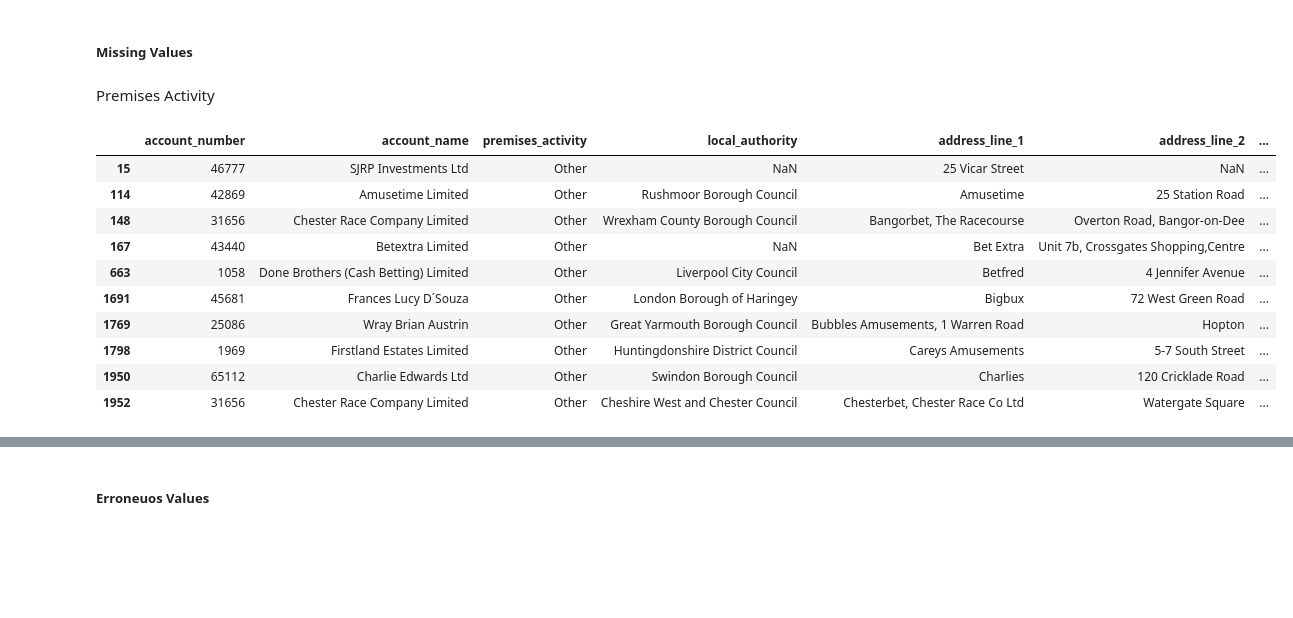
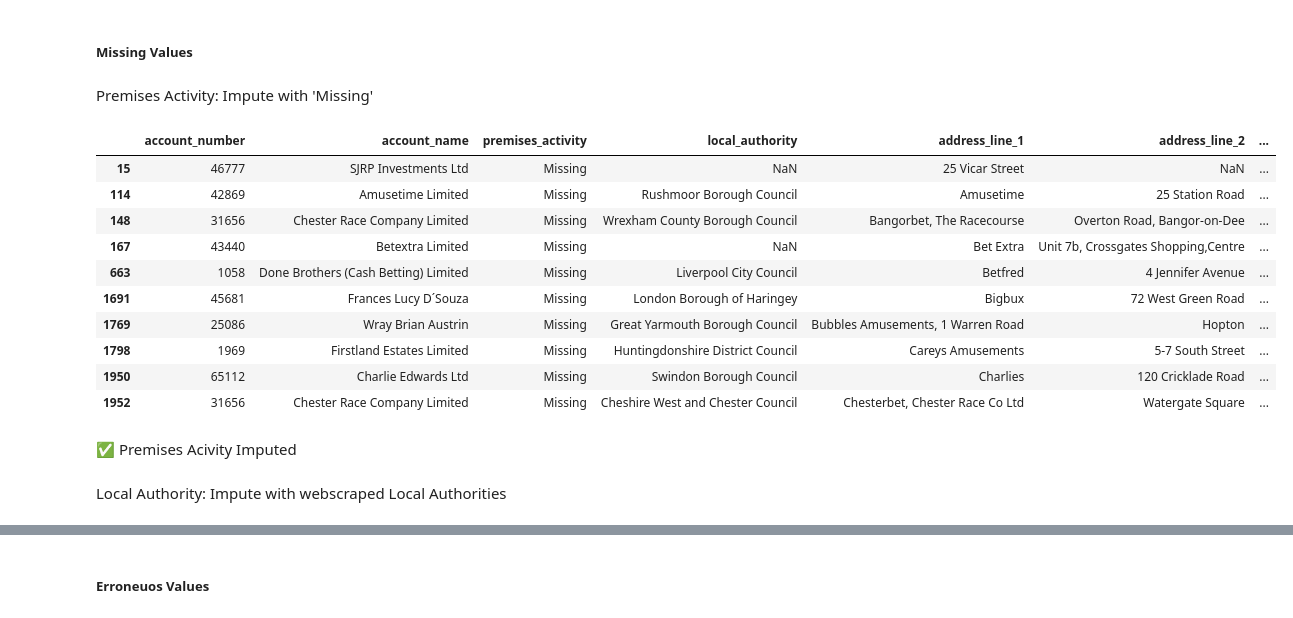
Before and after one commit to NathanHGayle/gambling_premises_uk, a Jupyter notebook: notebooks/EDA_premises_data.ipynb, the cells around one changed output, grey strips where cells are left out. Saved outputs shown, nothing was run; the diff lists cells and outputs as text; code cells hidden in the pictures; blank space fills up the shorter version.

```diff
--- a/notebooks/EDA_premises_data.ipynb
+++ b/notebooks/EDA_premises_data.ipynb
@@ -74,19 +74,23 @@ profile
 # %% [markdown]
 ##### Missing Values
 # %% [markdown]
-Premises Activity
+Premises Activity: Impute with 'Missing'
 # %%
-premises_df.premises_activity.fillna('Other',inplace=True)
-premises_df[premises_df['premises_activity'].isin(['Other'])]
+premises_df.fillna({'premises_activity':'Missing'},inplace=True)
+premises_df[premises_df['premises_activity'].isin(['Missing'])]
 # %% [output]
 |  | account_number | account_name | premises_activity | local_authority | address_line_1 | address_line_2 | ... |
-| 15 | 46777 | SJRP Investments Ltd | Other | NaN | 25 Vicar Street | NaN | ... |
-| 114 | 42869 | Amusetime Limited | Other | Rushmoor Borough Council | Amusetime | 25 Station Road | ... |
-| 148 | 31656 | Chester Race Company Limited | Other | Wrexham County Borough Council | Bangorbet, The Racecourse | Overton Road, Bangor-on-Dee | ... |
-| 167 | 43440 | Betextra Limited | Other | NaN | Bet Extra | Unit 7b, Crossgates Shopping,Centre | ... |
-| 663 | 1058 | Done Brothers (Cash Betting) Limited | Other | Liverpool City Council | Betfred | 4 Jennifer Avenue | ... |
-| 1691 | 45681 | Frances Lucy D´Souza | Other | London Borough of Haringey | Bigbux | 72 West Green Road | ... |
-| 1769 | 25086 | Wray Brian Austrin | Other | Great Yarmouth Borough Council | Bubbles Amusements, 1 Warren Road | Hopton | ... |
-| 1798 | 1969 | Firstland Estates Limited | Other | Huntingdonshire District Council | Careys Amusements | 5-7 South Street | ... |
-| 1950 | 65112 | Charlie Edwards Ltd | Other | Swindon Borough Council | Charlies | 120 Cricklade Road | ... |
-| 1952 | 31656 | Chester Race Company Limited | Other | Cheshire West and Chester Council | Chesterbet, Chester Race Co Ltd | Watergate Square | ... |
+| 15 | 46777 | SJRP Investments Ltd | Missing | NaN | 25 Vicar Street | NaN | ... |
+| 114 | 42869 | Amusetime Limited | Missing | Rushmoor Borough Council | Amusetime | 25 Station Road | ... |
+| 148 | 31656 | Chester Race Company Limited | Missing | Wrexham County Borough Council | Bangorbet, The Racecourse | Overton Road, Bangor-on-Dee | ... |
+| 167 | 43440 | Betextra Limited | Missing | NaN | Bet Extra | Unit 7b, Crossgates Shopping,Centre | ... |
+| 663 | 1058 | Done Brothers (Cash Betting) Limited | Missing | Liverpool City Council | Betfred | 4 Jennifer Avenue | ... |
+| 1691 | 45681 | Frances Lucy D´Souza | Missing | London Borough of Haringey | Bigbux | 72 West Green Road | ... |
+| 1769 | 25086 | Wray Brian Austrin | Missing | Great Yarmouth Borough Council | Bubbles Amusements, 1 Warren Road | Hopton | ... |
+| 1798 | 1969 | Firstland Estates Limited | Missing | Huntingdonshire District Council | Careys Amusements | 5-7 South Street | ... |
+| 1950 | 65112 | Charlie Edwards Ltd | Missing | Swindon Borough Council | Charlies | 120 Cricklade Road | ... |
+| 1952 | 31656 | Chester Race Company Limited | Missing | Cheshire West and Chester Council | Chesterbet, Chester Race Co Ltd | Watergate Square | ... |
+# %% [markdown]
+✅ Premises Acivity Imputed
+# %% [markdown]
+Local Authority: Impute with webscraped Local Authorities
```
Also changed, not shown: parts of 14 cells of this notebook, 5 other files.
